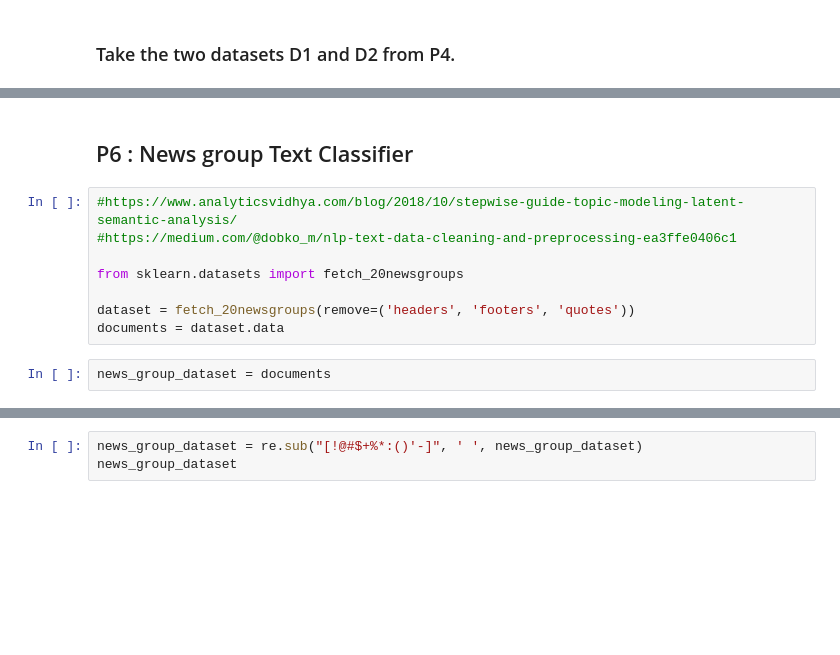
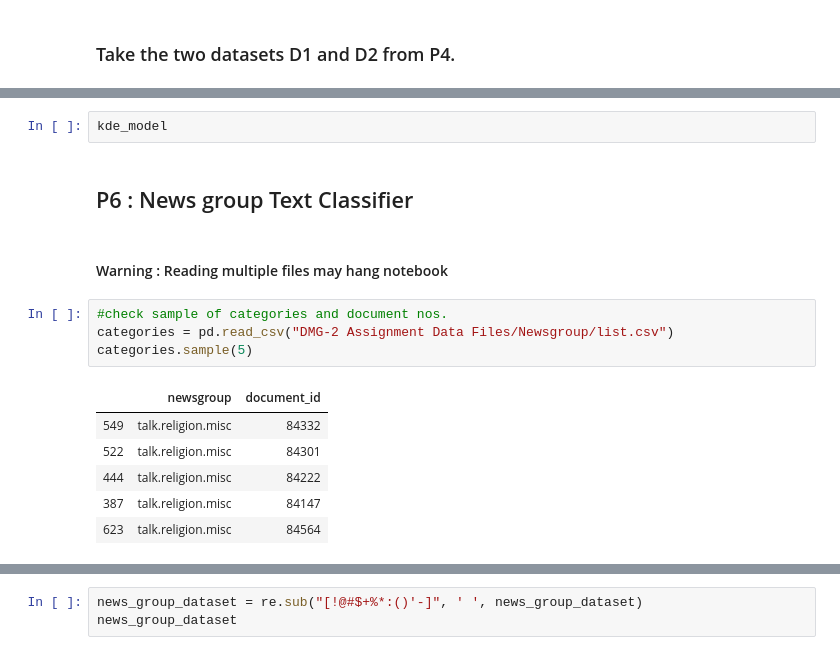
Before and after one commit to anmolmore/Chatbot-for-COVID-19-FAQ-using-Dialogflow, a Jupyter notebook: DMG2/assignment/Anmol More - 11915043.ipynb, the cells around one changed output, grey strips where cells are left out. Drawn from its saved outputs; the diff is of its cells as text; blank space fills up the shorter version.

```diff
--- a/DMG2/assignment/Anmol More - 11915043.ipynb
+++ b/DMG2/assignment/Anmol More - 11915043.ipynb
@@ -686,12 +644,17 @@ Build Parzen window classifier with:
+# %%
+kde_model
 # %% [markdown]
 <h2> P6 : News group Text Classifier </h2>
-# %%
-#https://www.analyticsvidhya.com/blog/2018/10/stepwise-guide-topic-modeling-latent-semantic-analysis/
-#https://medium.com/@dobko_m/nlp-text-data-cleaning-and-preprocessing-ea3ffe0406c1
-
-from sklearn.datasets import fetch_20newsgroups
-
-dataset = fetch_20newsgroups(remove=('headers', 'footers', 'quotes'))
-documents = dataset.data
-# %%
-news_group_dataset = documents
+# %% [markdown]
+#### Warning : Reading multiple files may hang notebook
+# %%
+#check sample of categories and document nos.
+categories = pd.read_csv("DMG-2 Assignment Data Files/Newsgroup/list.csv")
+categories.sample(5)
+# %% [output]
+|  | newsgroup | document_id |
+| 549 | talk.religion.misc | 84332 |
+| 522 | talk.religion.misc | 84301 |
+| 444 | talk.religion.misc | 84222 |
+| 387 | talk.religion.misc | 84147 |
+| 623 | talk.religion.misc | 84564 |
```
Also changed, not shown: parts of 35 cells of this notebook.
